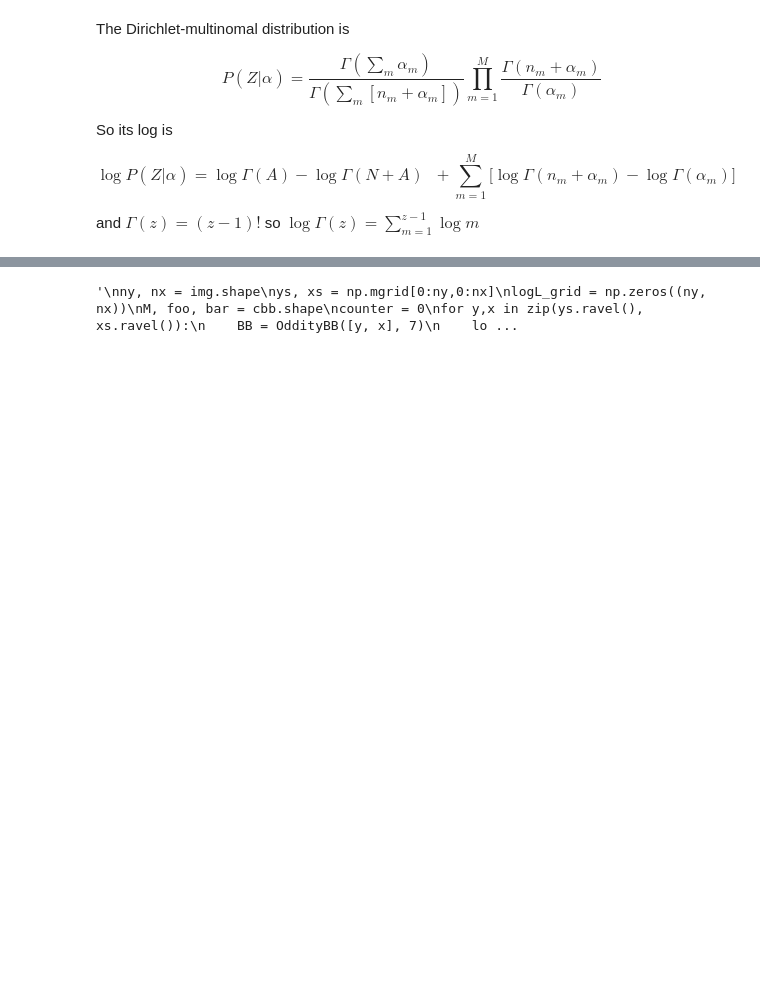
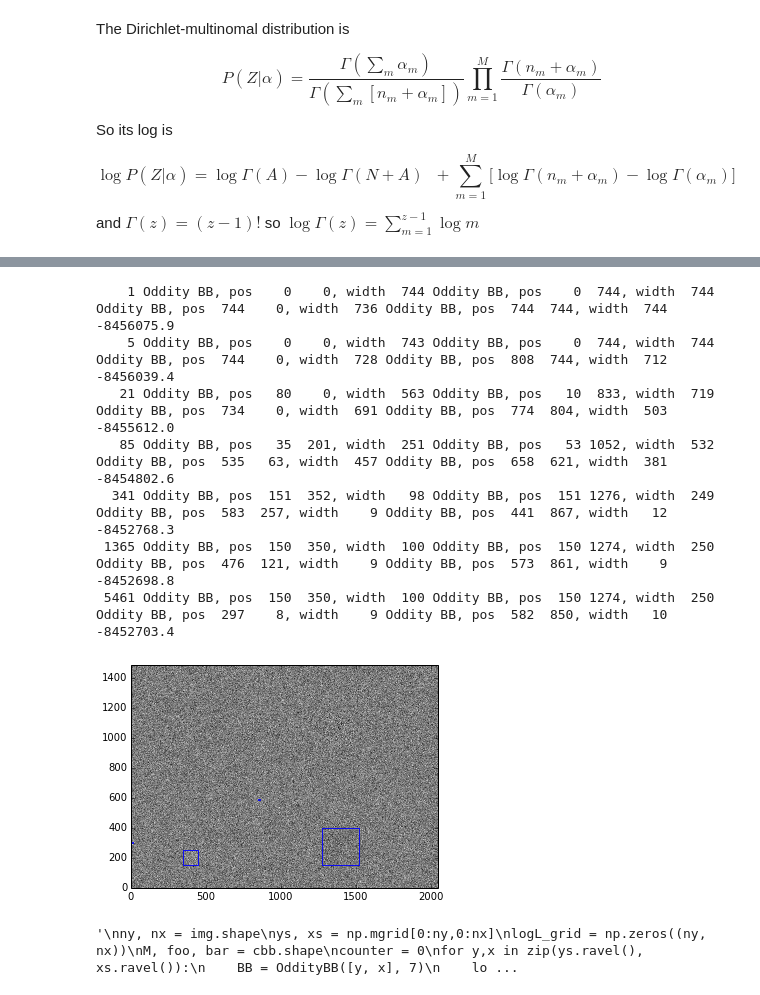
Before and after one commit to garibaldu/Oddity, a Jupyter notebook: code/squares.ipynb, the cells around one changed output, grey strips where cells are left out. Cells and saved outputs as stored; diff of their text form; code cells hidden in the pictures; blank space fills up the shorter version.

```diff
--- a/code/squares.ipynb
+++ b/code/squares.ipynb
@@ -208,3 +275,30 @@ def get_logPosterior(cbb, BBs, alphas_S, alphas_B):
+# %%
+indices = range(len(BBs))
+logP = MH_step(cbb, 0, BBs, alphas_S, alphas_B)
+T = 0
+for t in range(7):
+    T_inner = 2 ** (2*t)
+    for tt in range(T_inner):
+        for i in indices:
+            logP = MH_step(cbb, i, BBs, alphas_S, alphas_B, temperature=1., logP=logP)
+    T += T_inner
+    print '%5d' % (T),
+    for i in indices:
+        print BBs[i],
+    print '%.1f' % (logP)
+
+#top_bin_img = intensity_to_boolean_block(img, M)[-1]
+show_data_and_model(img, BBs)
+savefig('end.png', dpi=150)
+# %% [output]
+    1 Oddity BB, pos    0    0, width  744 Oddity BB, pos    0  744, width  744 Oddity BB, pos  744    0, width  736 Oddity BB, pos  744  744, width  744 -8456075.9
+    5 Oddity BB, pos    0    0, width  743 Oddity BB, pos    0  744, width  744 Oddity BB, pos  744    0, width  728 Oddity BB, pos  808  744, width  712 -8456039.4
+   21 Oddity BB, pos   80    0, width  563 Oddity BB, pos   10  833, width  719 Oddity BB, pos  734    0, width  691 Oddity BB, pos  774  804, width  503 -8455612.0
+   85 Oddity BB, pos   35  201, width  251 Oddity BB, pos   53 1052, width  532 Oddity BB, pos  535   63, width  457 Oddity BB, pos  658  621, width  381 -8454802.6
+  341 Oddity BB, pos  151  352, width   98 Oddity BB, pos  151 1276, width  249 Oddity BB, pos  583  257, width    9 Oddity BB, pos  441  867, width   12 -8452768.3
+ 1365 Oddity BB, pos  150  350, width  100 Oddity BB, pos  150 1274, width  250 Oddity BB, pos  476  121, width    9 Oddity BB, pos  573  861, width    9 -8452698.8
+ 5461 Oddity BB, pos  150  350, width  100 Oddity BB, pos  150 1274, width  250 Oddity BB, pos  297    8, width    9 Oddity BB, pos  582  850, width   10 -8452703.4
+[figure, added]
 # %%
 """
 ny, nx = img.shape
```
Also changed, not shown: parts of 24 cells of this notebook.
